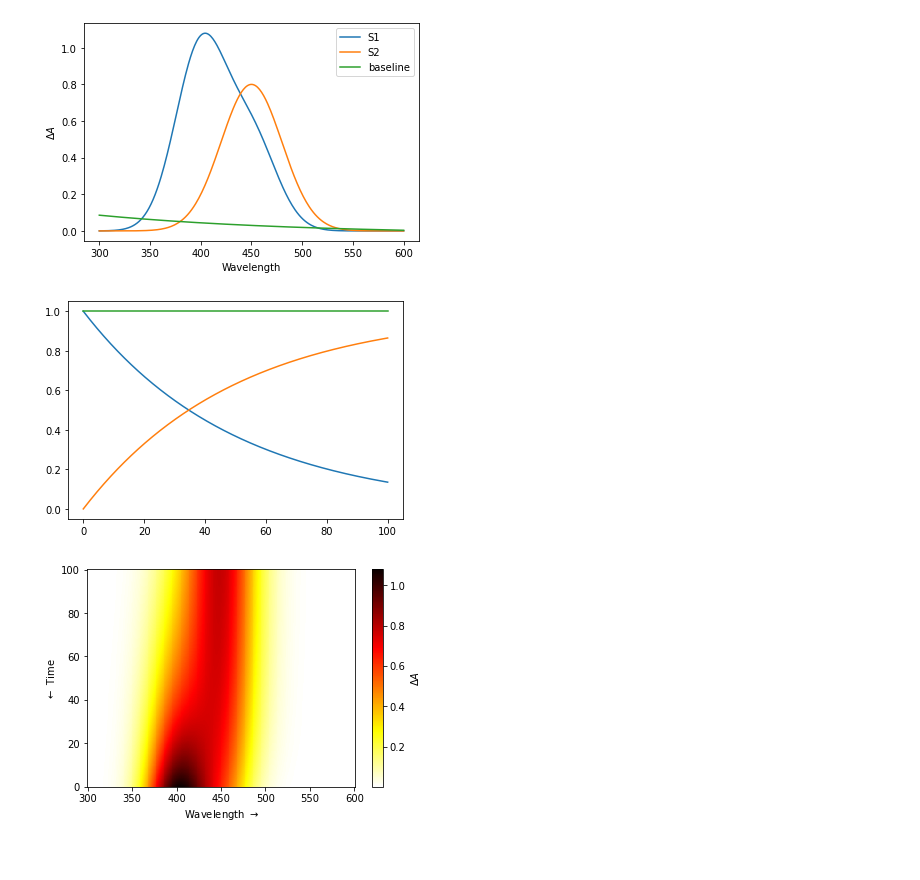
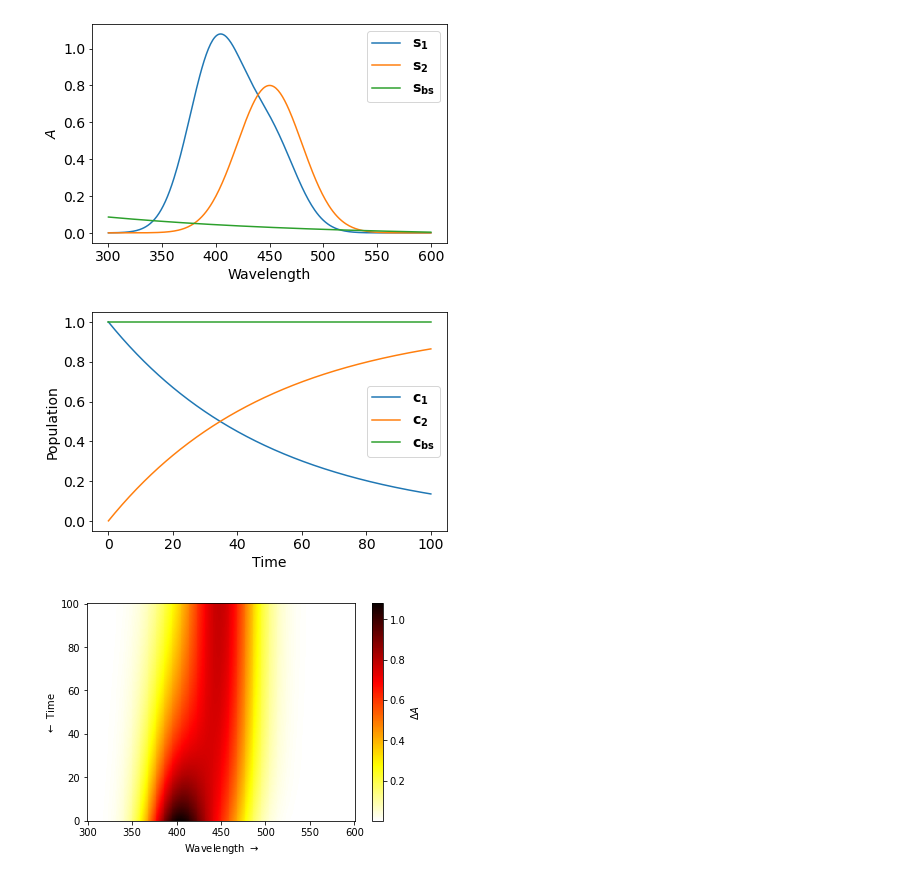
Before and after one commit to dmadea/Jupyter-Tutorials, a Jupyter notebook: Photoreaction kinetics/baseline_effects.ipynb, the cells around one changed output. Saved outputs shown, nothing was run; the diff lists cells and outputs as text; code cells hidden in the pictures.

```diff
--- a/Photoreaction kinetics/baseline_effects.ipynb
+++ b/Photoreaction kinetics/baseline_effects.ipynb
@@ -11,6 +11,8 @@ import matplotlib as mpl
 import math
 from numpy.linalg import svd
 from scipy.integrate import cumtrapz
+
+plt.rcParams.update({'font.size': 14})
 
 def plot_matrix(times: np.ndarray, wavelengths: np.ndarray, D: np.ndarray, zlim=(None, None),
                title='', cmap='hot_r'):
@@ -32,38 +34,40 @@ def plot_matrix(times: np.ndarray, wavelengths: np.ndarray, D: np.ndarray, zlim=
 def save_matrix(D, times, wavelengths, fname='output.txt', delimiter='\t', encoding='utf8'):
     # crop the data if necessary
     mat = np.vstack((wavelengths, D))
     buffer = delimiter + delimiter.join(f"{num}" for num in times) + '\n'
     buffer += '\n'.join(delimiter.join(f"{num}" for num in row) for row in mat.T)
 
     with open(fname, 'w', encoding=encoding) as f:
         f.write(buffer)
 
 
 wavelengths = np.arange(300, 601)
 
 def gauss(x: Union[int, float, np.ndarray], mu: Union[int, float, np.ndarray],
           sigma: Union[int, float, np.ndarray]) -> np.ndarray:
     return np.exp(-(x - mu) * (x - mu) / (2 * sigma * sigma))
 
 S1 = gauss(wavelengths, 400, 25) + 0.5 * gauss(wavelengths, 450, 25)  # ground state bleach
 S2 = 0.8 * gauss(wavelengths, 450, 30)  # excited state absorption band 1
 Baseline = 0.05*np.exp(-0.005 * (wavelengths - 450)) - 0.02
 
 S = np.vstack((S1, S2)).T
 S_baseline = np.hstack((S, Baseline[:, None]))
 
 # plot individual bands
 
-plt.plot(wavelengths, S1, label='S1')
-plt.plot(wavelengths, S2, label='S2')
-plt.plot(wavelengths, Baseline, label='baseline')
+plt.plot(wavelengths, S1, label='$\\mathbf{s_1}$')
+plt.plot(wavelengths, S2, label='$\\mathbf{s_2}$')
+plt.plot(wavelengths, Baseline, label='$\\mathbf{s_{bs}}$')
 
 plt.xlabel('Wavelength')
-plt.ylabel('$\Delta A$')
+plt.ylabel('$A$')
+plt.tight_layout()
 plt.legend()
+plt.savefig('species.svg', dpi=500)
 plt.show()
 # %% [output]
-[figure, old version]
+[figure, new version]
 # %%
 times = np.linspace(0, 100, 400)
 k = 0.02
@@ -71,10 +75,20 @@ c = np.exp(-k * times)
 C = np.vstack((c, 1-c)).T
 C_baseline = np.hstack((C, np.ones_like(times)[:, None]))
 
-plt.plot(times, C_baseline)
+plt.plot(times, C_baseline[:, 0], label='$\\mathbf{c_1}$')
+plt.plot(times, C_baseline[:, 1], label='$\\mathbf{c_2}$')
+plt.plot(times, C_baseline[:, 2], label='$\\mathbf{c_{bs}}$')
+
+plt.ylabel('Population')
+plt.xlabel('Time')
+plt.legend()
+plt.tight_layout()
+
+plt.savefig('time_traces.svg', dpi=500)
+
 plt.show()
 # %% [output]
-[figure, old version]
+[figure, new version]
 # %%
 D = C @ S.T
 D_baseline = C_baseline @ S_baseline.T
```
Also changed, not shown: parts of 5 cells of this notebook.
